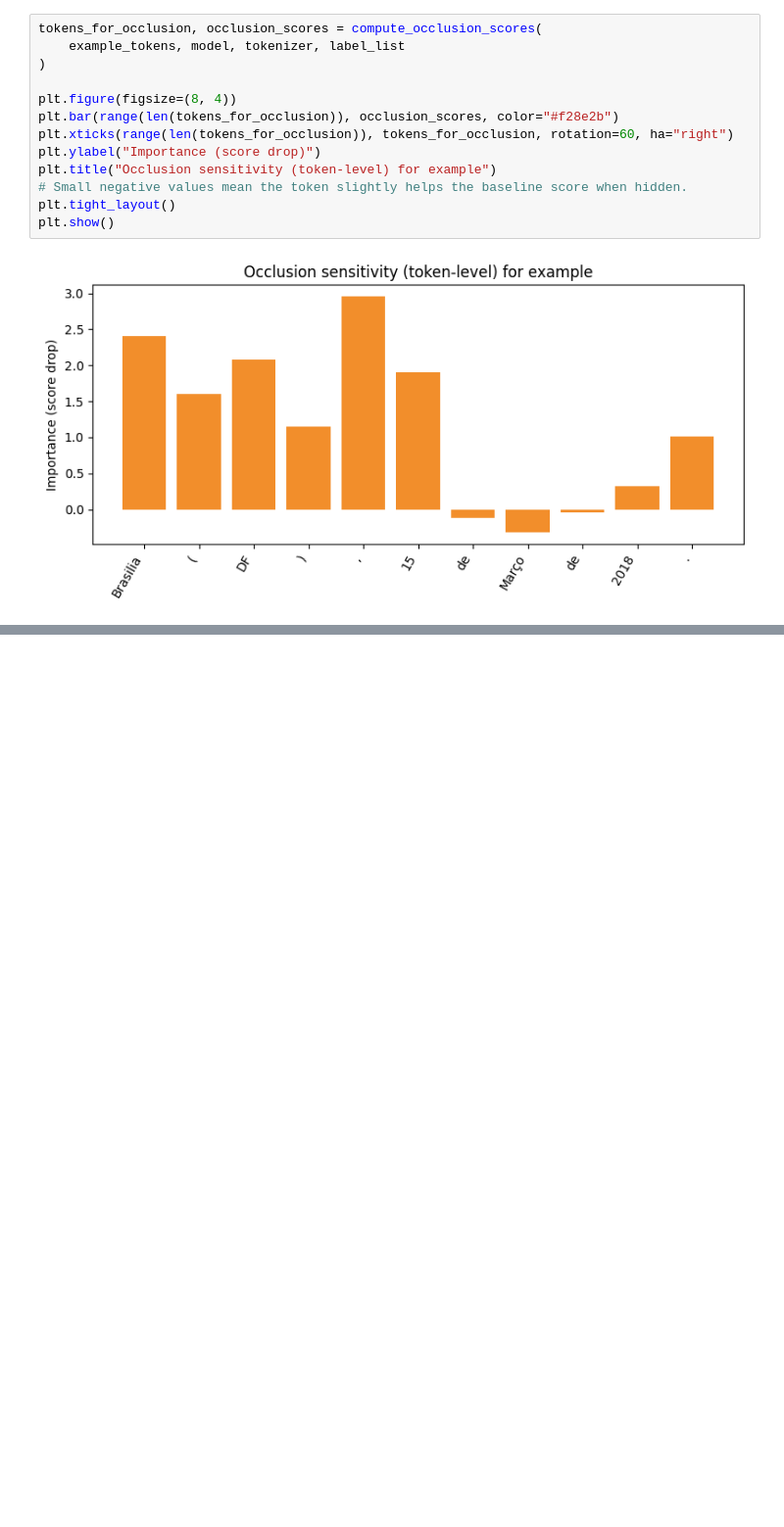
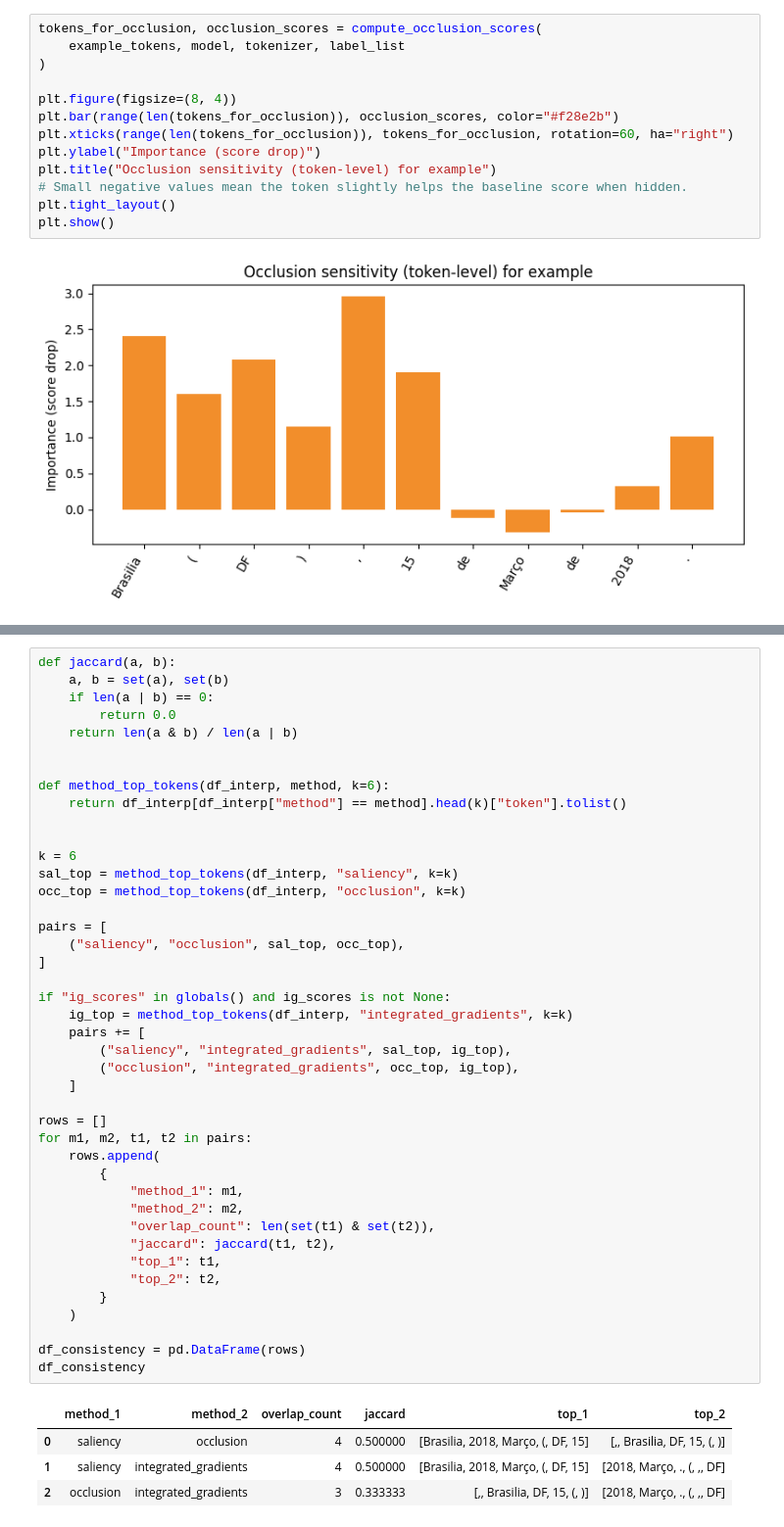
Before and after one commit to DiogoNogueiraLima/ner_smalllm_project, a Jupyter notebook: notebooks/03_interpretability.ipynb, the cells around one changed output, grey strips where cells are left out. Shown at 98% size. Cells and saved outputs as stored; diff of their text form; blank space fills up the shorter version.

```diff
--- a/notebooks/03_interpretability.ipynb
+++ b/notebooks/03_interpretability.ipynb
@@ -549,3 +673,50 @@ plt.show()
+# %%
+def jaccard(a, b):
+    a, b = set(a), set(b)
+    if len(a | b) == 0:
+        return 0.0
+    return len(a & b) / len(a | b)
+
+
+def method_top_tokens(df_interp, method, k=6):
+    return df_interp[df_interp["method"] == method].head(k)["token"].tolist()
+
+
+k = 6
+sal_top = method_top_tokens(df_interp, "saliency", k=k)
+occ_top = method_top_tokens(df_interp, "occlusion", k=k)
+
+pairs = [
+    ("saliency", "occlusion", sal_top, occ_top),
+]
+
+if "ig_scores" in globals() and ig_scores is not None:
+    ig_top = method_top_tokens(df_interp, "integrated_gradients", k=k)
+    pairs += [
+        ("saliency", "integrated_gradients", sal_top, ig_top),
+        ("occlusion", "integrated_gradients", occ_top, ig_top),
+    ]
+
+rows = []
+for m1, m2, t1, t2 in pairs:
+    rows.append(
+        {
+            "method_1": m1,
+            "method_2": m2,
+            "overlap_count": len(set(t1) & set(t2)),
+            "jaccard": jaccard(t1, t2),
+            "top_1": t1,
+            "top_2": t2,
+        }
+    )
+
+df_consistency = pd.DataFrame(rows)
+df_consistency
+# %% [output]
+|  | method_1 | method_2 | overlap_count | jaccard | top_1 | top_2 |
+| 0 | saliency | occlusion | 4 | 0.500000 | [Brasilia, 2018, Março, (, DF, 15] | [,, Brasilia, DF, 15, (, )] |
+| 1 | saliency | integrated_gradients | 4 | 0.500000 | [Brasilia, 2018, Março, (, DF, 15] | [2018, Março, ., (, ,, DF] |
+| 2 | occlusion | integrated_gradients | 3 | 0.333333 | [,, Brasilia, DF, 15, (, )] | [2018, Março, ., (, ,, DF] |
 # %% [markdown]
 ### Interpretation of Occlusion Sensitivity
 
```
Also changed, not shown: parts of 27 cells of this notebook.
